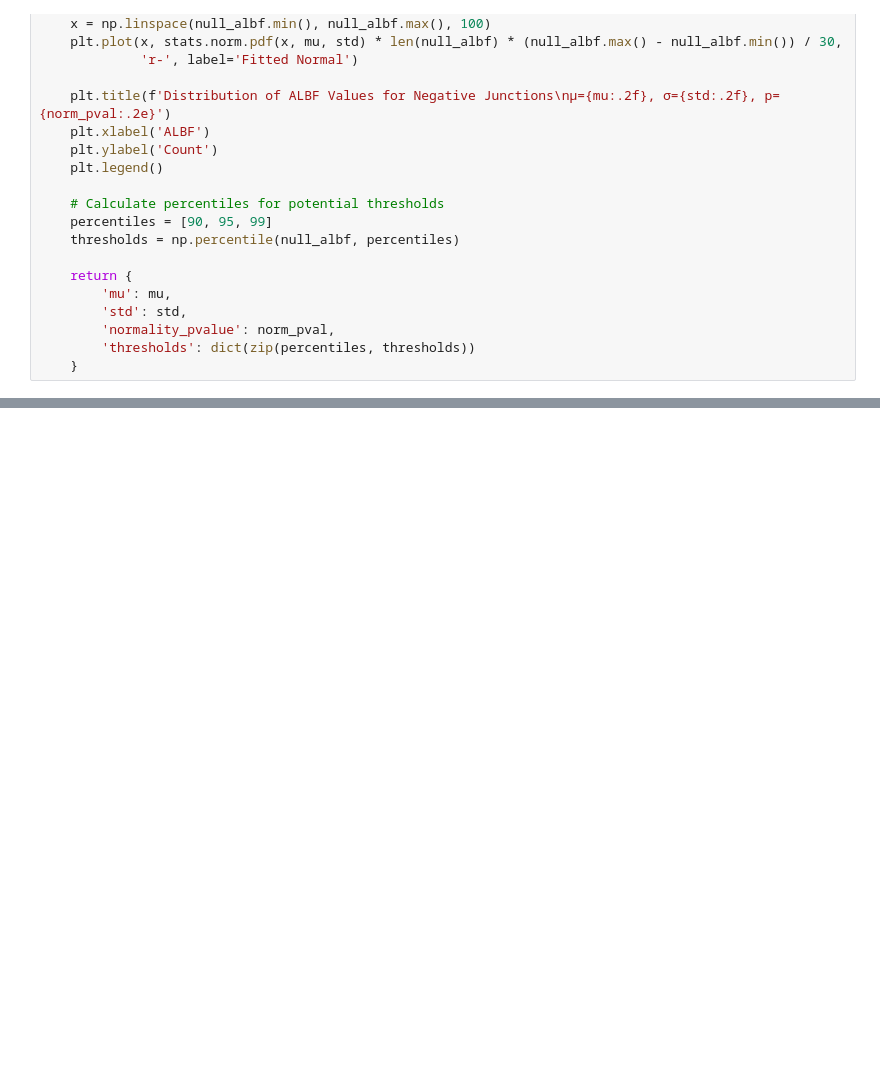
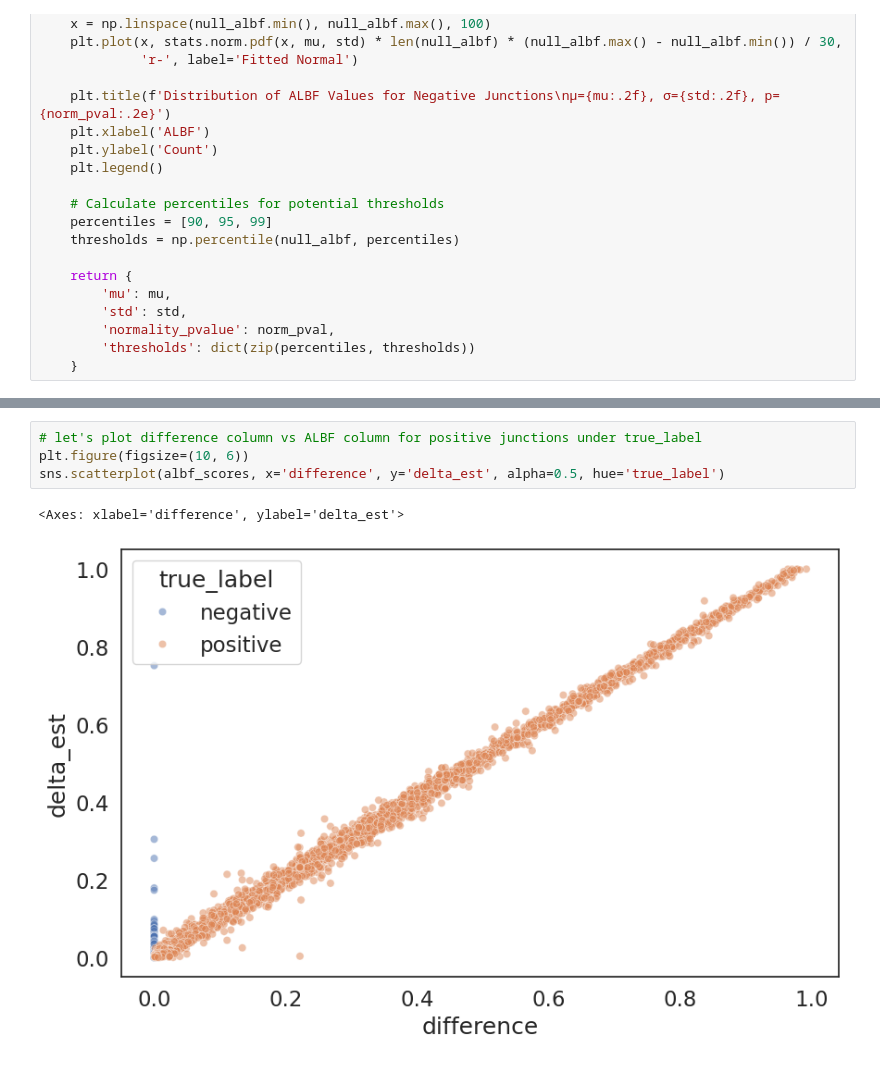
Before and after one commit to daklab/LeafletFA, a Jupyter notebook: analysis/simulation/check_ALBFs_calibration.ipynb, the cells around one changed output, grey strips where cells are left out. Cells and saved outputs as stored; diff of their text form; blank space fills up the shorter version.

```diff
--- a/analysis/simulation/check_ALBFs_calibration.ipynb
+++ b/analysis/simulation/check_ALBFs_calibration.ipynb
@@ -277,3 +214,10 @@ albf_scores[(albf_scores["true_label"] == "negative") & (albf_scores["ALBF"] > 2
+# %%
+# let's plot difference column vs ALBF column for positive junctions under true_label
+plt.figure(figsize=(10, 6))
+sns.scatterplot(albf_scores, x='difference', y='delta_est', alpha=0.5, hue='true_label')
+# %% [output]
+<Axes: xlabel='difference', ylabel='delta_est'>
+[figure, added]
 # %%
 # let's plot difference column vs ALBF column for positive junctions under true_label
 plt.figure(figsize=(10, 6))
```
Also changed, not shown: parts of 33 cells of this notebook, 10 other files.
